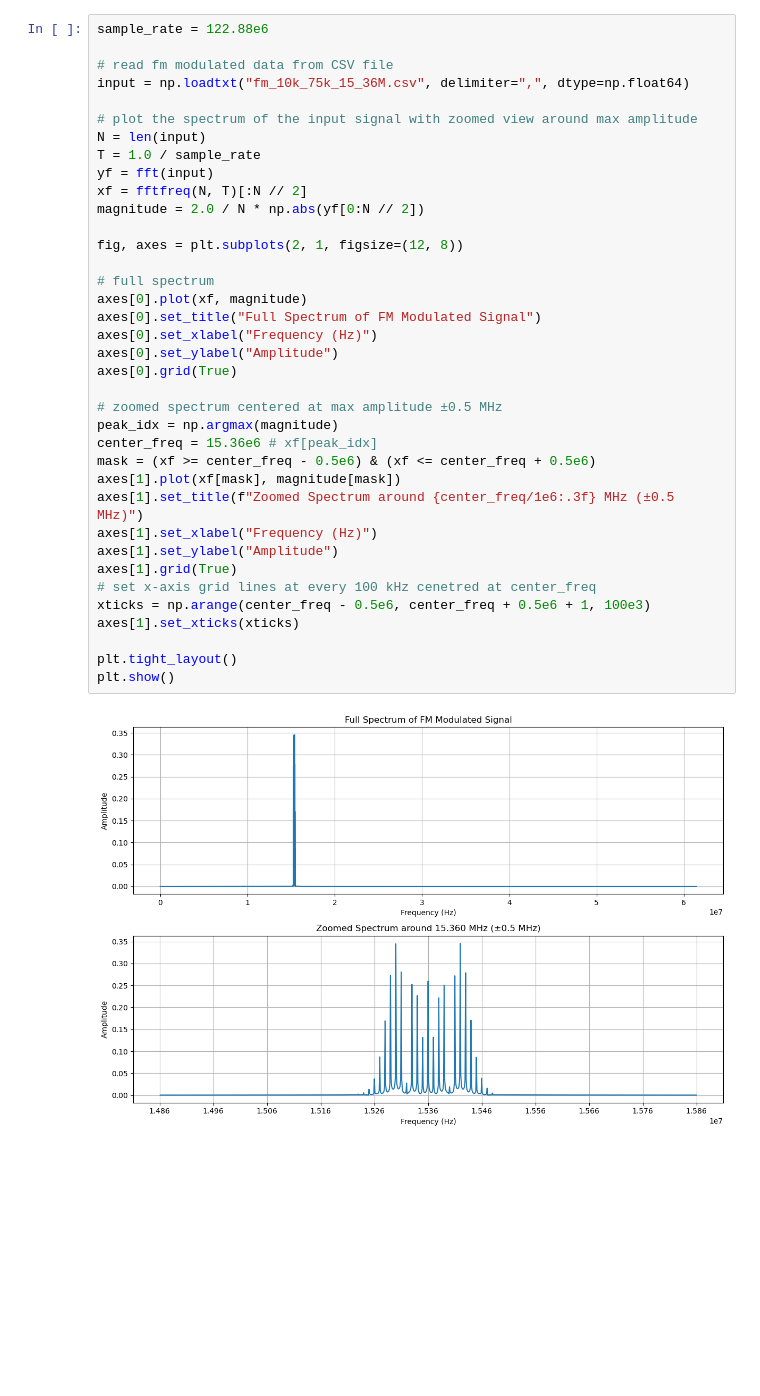
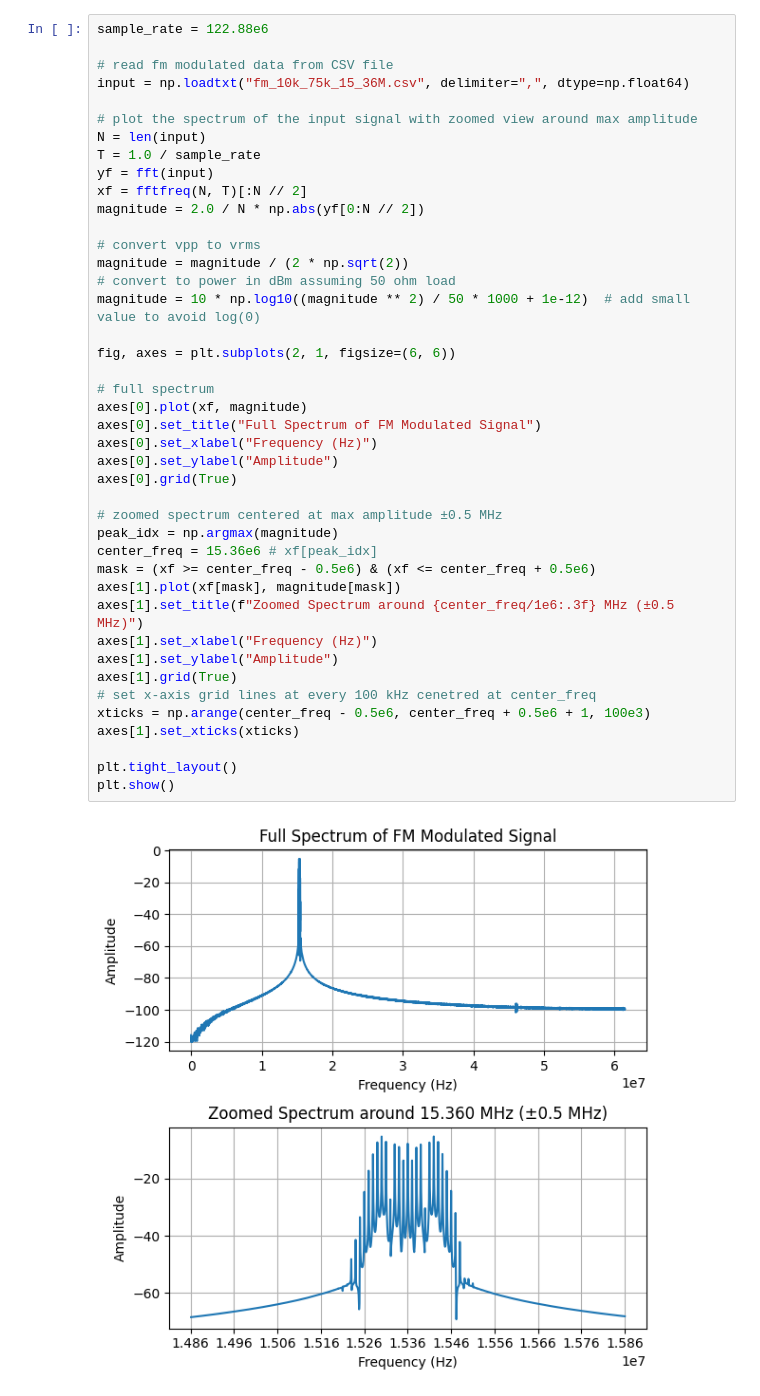
Before and after one commit to ruich95/SynQ, a Jupyter notebook: src/python/fm_demod_2.ipynb, the cells around one changed output. Cells and saved outputs as stored; diff of their text form; blank space fills up the shorter version.

```diff
--- a/src/python/fm_demod_2.ipynb
+++ b/src/python/fm_demod_2.ipynb
@@ -17,35 +18,40 @@ input = np.loadtxt("fm_10k_75k_15_36M.csv", delimiter=",", dtype=np.float64)
 N = len(input)
 T = 1.0 / sample_rate
 yf = fft(input)
 xf = fftfreq(N, T)[:N // 2]
 magnitude = 2.0 / N * np.abs(yf[0:N // 2])
 
-fig, axes = plt.subplots(2, 1, figsize=(12, 8))
+# convert vpp to vrms
+magnitude = magnitude / (2 * np.sqrt(2))
+# convert to power in dBm assuming 50 ohm load
+magnitude = 10 * np.log10((magnitude ** 2) / 50 * 1000 + 1e-12)  # add small value to avoid log(0)
+
+fig, axes = plt.subplots(2, 1, figsize=(6, 6))
 
 # full spectrum
 axes[0].plot(xf, magnitude)
 axes[0].set_title("Full Spectrum of FM Modulated Signal")
 axes[0].set_xlabel("Frequency (Hz)")
 axes[0].set_ylabel("Amplitude")
 axes[0].grid(True)
 
 # zoomed spectrum centered at max amplitude ±0.5 MHz
 peak_idx = np.argmax(magnitude)
 center_freq = 15.36e6 # xf[peak_idx]
 mask = (xf >= center_freq - 0.5e6) & (xf <= center_freq + 0.5e6)
 axes[1].plot(xf[mask], magnitude[mask])
 axes[1].set_title(f"Zoomed Spectrum around {center_freq/1e6:.3f} MHz (±0.5 MHz)")
 axes[1].set_xlabel("Frequency (Hz)")
 axes[1].set_ylabel("Amplitude")
 axes[1].grid(True)
 # set x-axis grid lines at every 100 kHz cenetred at center_freq
 xticks = np.arange(center_freq - 0.5e6, center_freq + 0.5e6 + 1, 100e3)
 axes[1].set_xticks(xticks)
 
 plt.tight_layout()
 plt.show()
 # %% [output]
-[figure, old version]
+[figure, new version]
 # %%
 #convert input to 16bits 2'complement in uint16 format
 input_uint16 = np.clip(np.round(input * 32767), -32768, 32767).astype(np.int16).astype(np.uint16)
```
Also changed, not shown: parts of 10 cells of this notebook, 2 other files.
